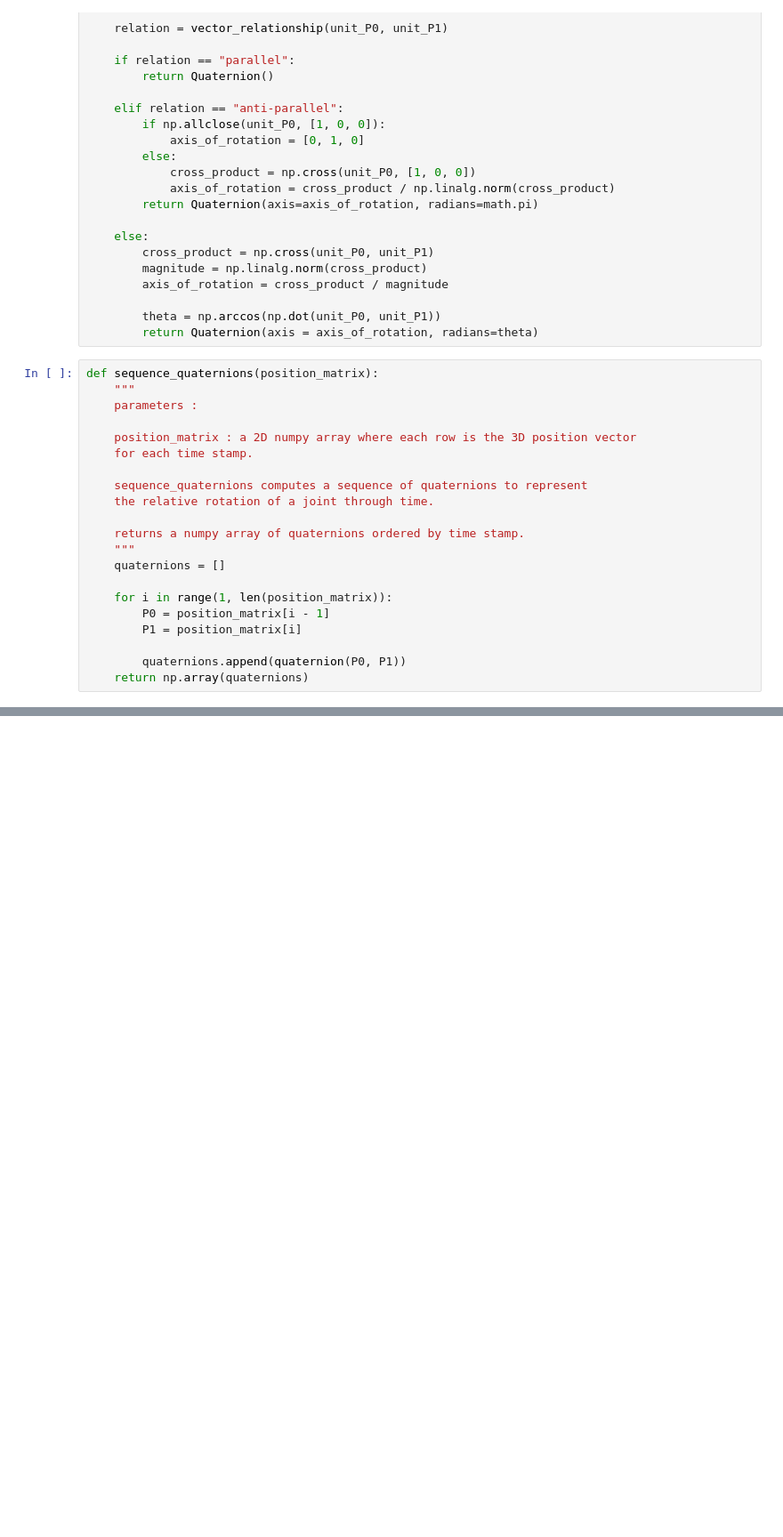
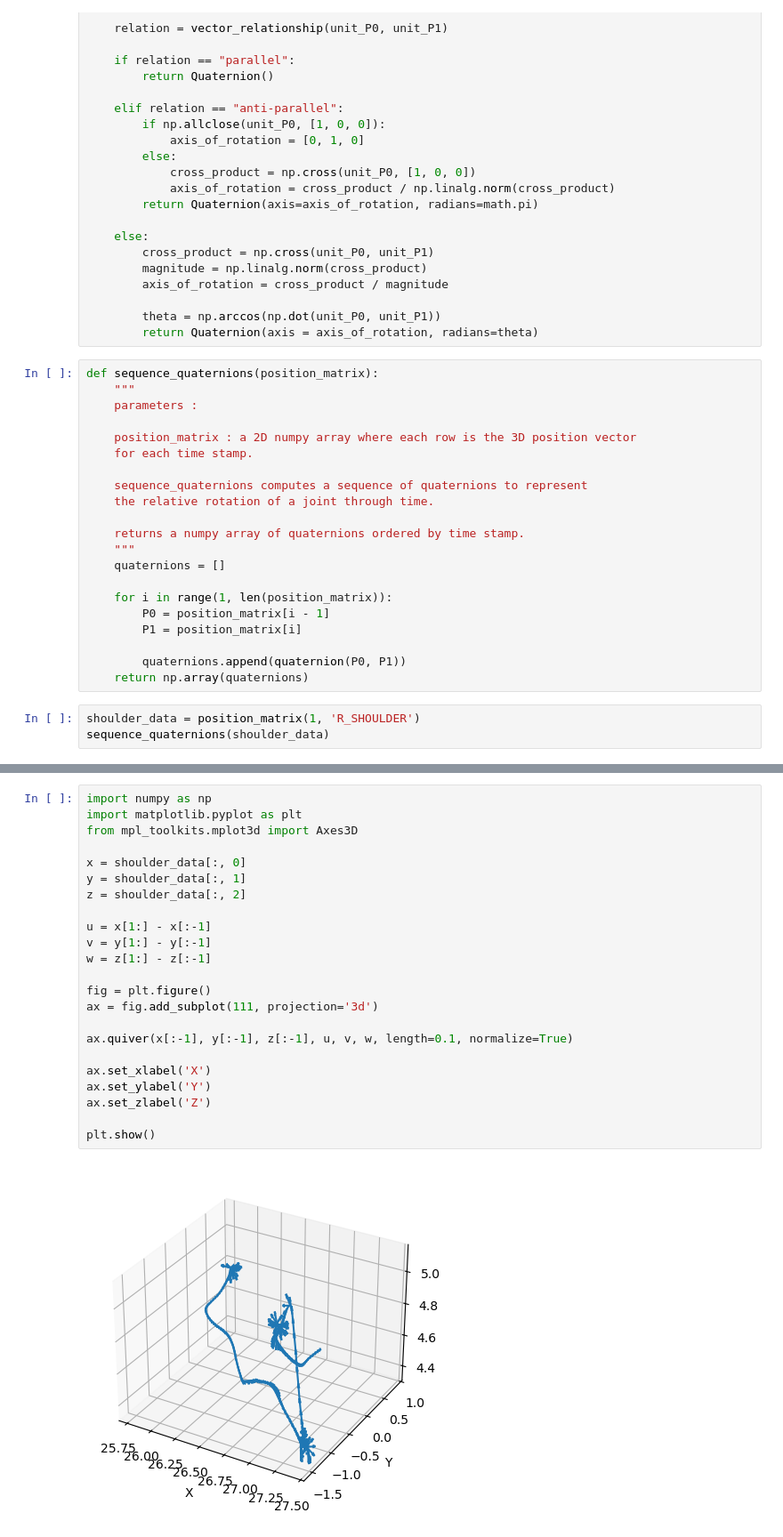
Before and after one commit to rahulsk88/KineticVikings, a Jupyter notebook: rotations/rotations.ipynb, the cells around one changed output, grey strips where cells are left out. Shown at 89% size. Drawn from its saved outputs; the diff is of its cells as text; blank space fills up the shorter version.

Commit message:
graph joint positions

```diff
--- a/rotations/rotations.ipynb
+++ b/rotations/rotations.ipynb
@@ -91,3 +91,6 @@ def sequence_quaternions(position_matrix):
 
         quaternions.append(quaternion(P0, P1))
     return np.array(quaternions)
+# %%
+shoulder_data = position_matrix(1, 'R_SHOULDER')
+sequence_quaternions(shoulder_data)
@@ -93,0 +115,25 @@ def sequence_quaternions(position_matrix):
+# %%
+import numpy as np
+import matplotlib.pyplot as plt
+from mpl_toolkits.mplot3d import Axes3D
+
+x = shoulder_data[:, 0]
+y = shoulder_data[:, 1]
+z = shoulder_data[:, 2]
+
+u = x[1:] - x[:-1]
+v = y[1:] - y[:-1]
+w = z[1:] - z[:-1]
+
+fig = plt.figure()
+ax = fig.add_subplot(111, projection='3d')
+
+ax.quiver(x[:-1], y[:-1], z[:-1], u, v, w, length=0.1, normalize=True)
+
+ax.set_xlabel('X')
+ax.set_ylabel('Y')
+ax.set_zlabel('Z')
+
+plt.show()
+# %% [output]
+[figure, added]
```
Also changed, not shown: parts of 1 cell of this notebook.
